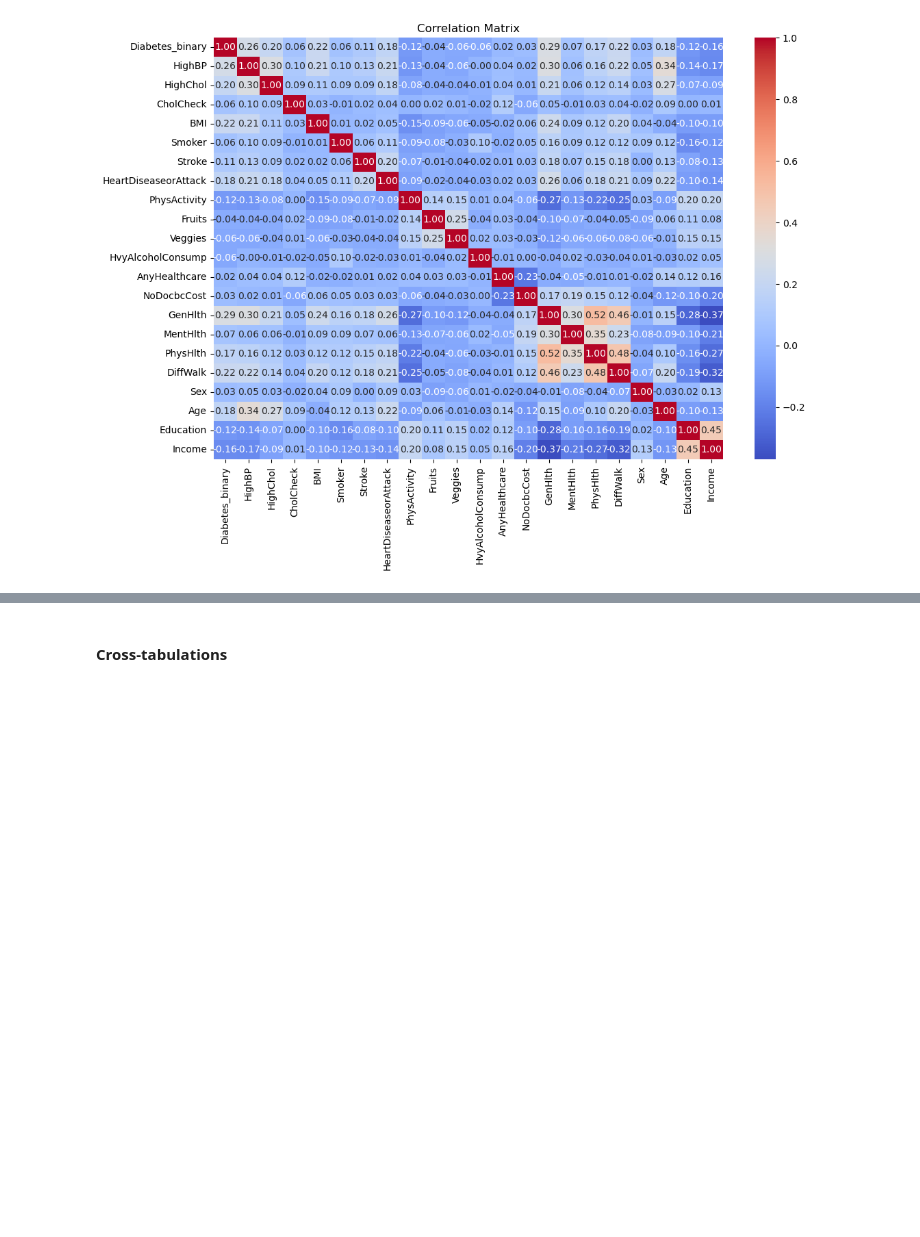
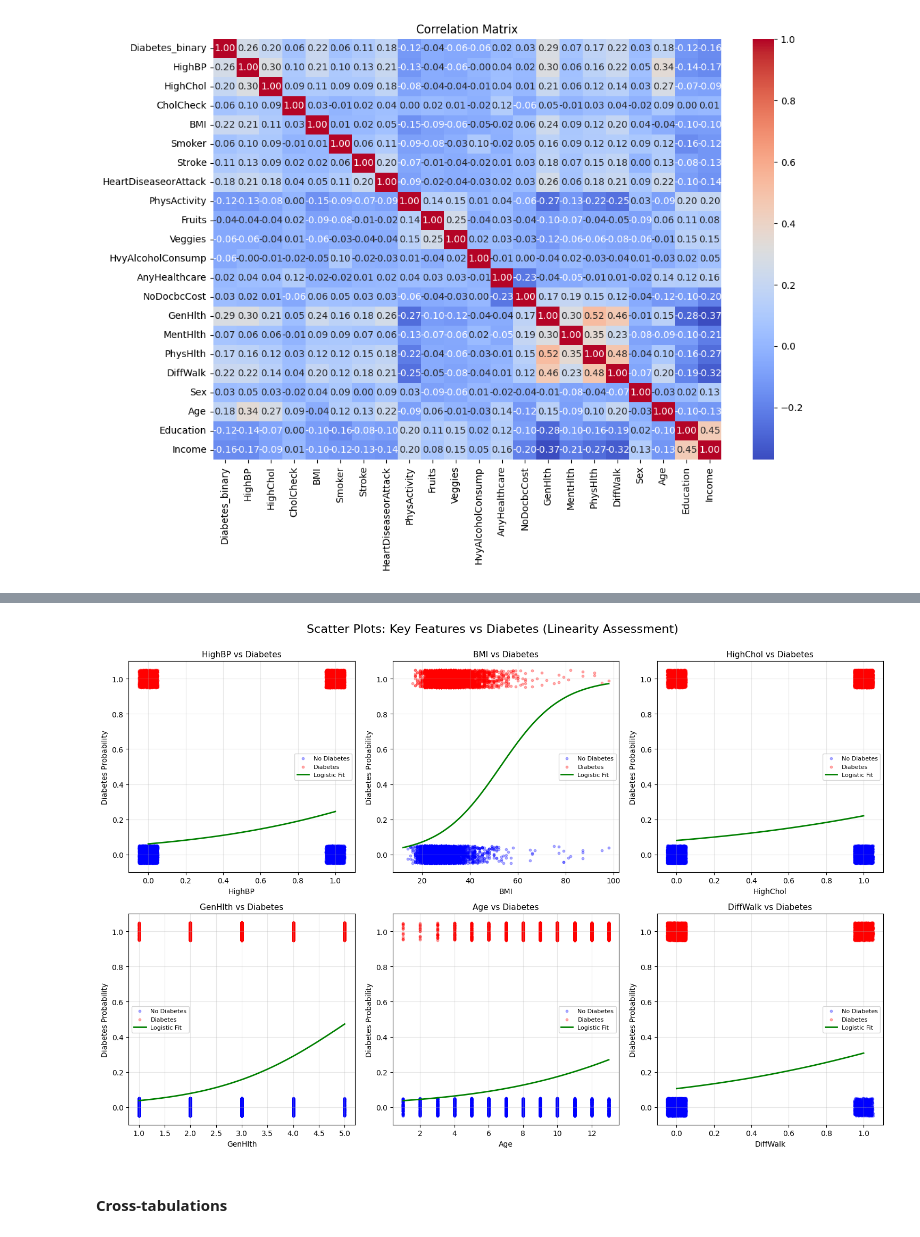
Before and after one commit to baobean/CSC17104-FinalProject, a Jupyter notebook: Group03.ipynb, the cells around one changed output, grey strips where cells are left out. Cells and saved outputs as stored; diff of their text form; code cells hidden in the pictures; blank space fills up the shorter version.

```diff
--- a/Group03.ipynb
+++ b/Group03.ipynb
@@ -393,3 +429,76 @@ Features correlated with Diabetes_binary:
+# %%
+# Create scatter plots for top correlated features to assess linearity
+# This helps predict whether linear models (Logistic Regression) or
+# non-linear models (Decision Trees, Random Forest) will perform better
+
+fig, axes = plt.subplots(2, 3, figsize=(15, 10))
+fig.suptitle('Scatter Plots: Key Features vs Diabetes (Linearity Assessment)', fontsize=16, y=1.00)
+
+# Select top correlated features from correlation analysis
+top_features = ['HighBP', 'BMI', 'HighChol', 'GenHlth', 'Age', 'DiffWalk']
+
+# Add jitter to binary variables for better visualization
+def add_jitter(arr, factor=0.1):
+    """Add small random noise to discrete values for visualization"""
+    return arr + np.random.uniform(-factor, factor, len(arr))
+
+for idx, feature in enumerate(top_features):
+    row = idx // 3
+    col = idx % 3
+    ax = axes[row, col]
+
+    # Separate diabetic and non-diabetic cases
+    diabetic = cdc_diabetes_health_indicators[cdc_diabetes_health_indicators['Diabetes_binary'] == 1]
+    non_diabetic = cdc_diabetes_health_indicators[cdc_diabetes_health_indicators['Diabetes_binary'] == 0]
+
+    # Sample for performance (plot subset if dataset is large)
+    sample_size = min(5000, len(diabetic))
+    diabetic_sample = diabetic.sample(n=sample_size, random_state=42)
+    non_diabetic_sample = non_diabetic.sample(n=sample_size, random_state=42)
+
+    # Create scatter plot with jitter for better visibility
+    if feature in ['HighBP', 'HighChol', 'DiffWalk']:
+        # Binary features - add jitter
+        ax.scatter(add_jitter(non_diabetic_sample[feature], 0.05),
+                   add_jitter(non_diabetic_sample['Diabetes_binary'], 0.05),
+                   alpha=0.3, s=10, c='blue', label='No Diabetes')
+        ax.scatter(add_jitter(diabetic_sample[feature], 0.05),
+                   add_jitter(diabetic_sample['Diabetes_binary'], 0.05),
+                   alpha=0.3, s=10, c='red', label='Diabetes')
+    else:
+        # Continuous or ordinal features
+        ax.scatter(non_diabetic_sample[feature],
+                   add_jitter(non_diabetic_sample['Diabetes_binary'], 0.05),
+                   alpha=0.3, s=10, c='blue', label='No Diabetes')
+        ax.scatter(diabetic_sample[feature],
+                   add_jitter(diabetic_sample['Diabetes_binary'], 0.05),
+                   alpha=0.3, s=10, c='red', label='Diabetes')
+
+    # Add logistic regression curve to visualize linear relationship
+    from sklearn.linear_model import LogisticRegression
+    X_feature = cdc_diabetes_health_indicators[[feature]].values
+    y = cdc_diabetes_health_indicators['Diabetes_binary'].values
+
+    # Fit logistic regression
+    lr = LogisticRegression(max_iter=1000)
+    lr.fit(X_feature, y)
+
+    # Create prediction line
+    x_range = np.linspace(X_feature.min(), X_feature.max(), 100).reshape(-1, 1)
+    y_pred = lr.predict_proba(x_range)[:, 1]
+    ax.plot(x_range, y_pred, color='green', linewidth=2, label='Logistic Fit')
+
+    ax.set_xlabel(feature, fontsize=10)
+    ax.set_ylabel('Diabetes Probability', fontsize=10)
+    ax.set_title(f'{feature} vs Diabetes', fontsize=11)
+    ax.set_ylim([-0.1, 1.1])
+    ax.legend(fontsize=8, loc='best')
+    ax.grid(True, alpha=0.3)
+
+plt.tight_layout()
+plt.show()
+# %% [output]
+[figure, added]
 # %% [markdown]
 #### Cross-tabulations
 # %%
```
Also changed, not shown: parts of 70 cells of this notebook, 1 other file.
